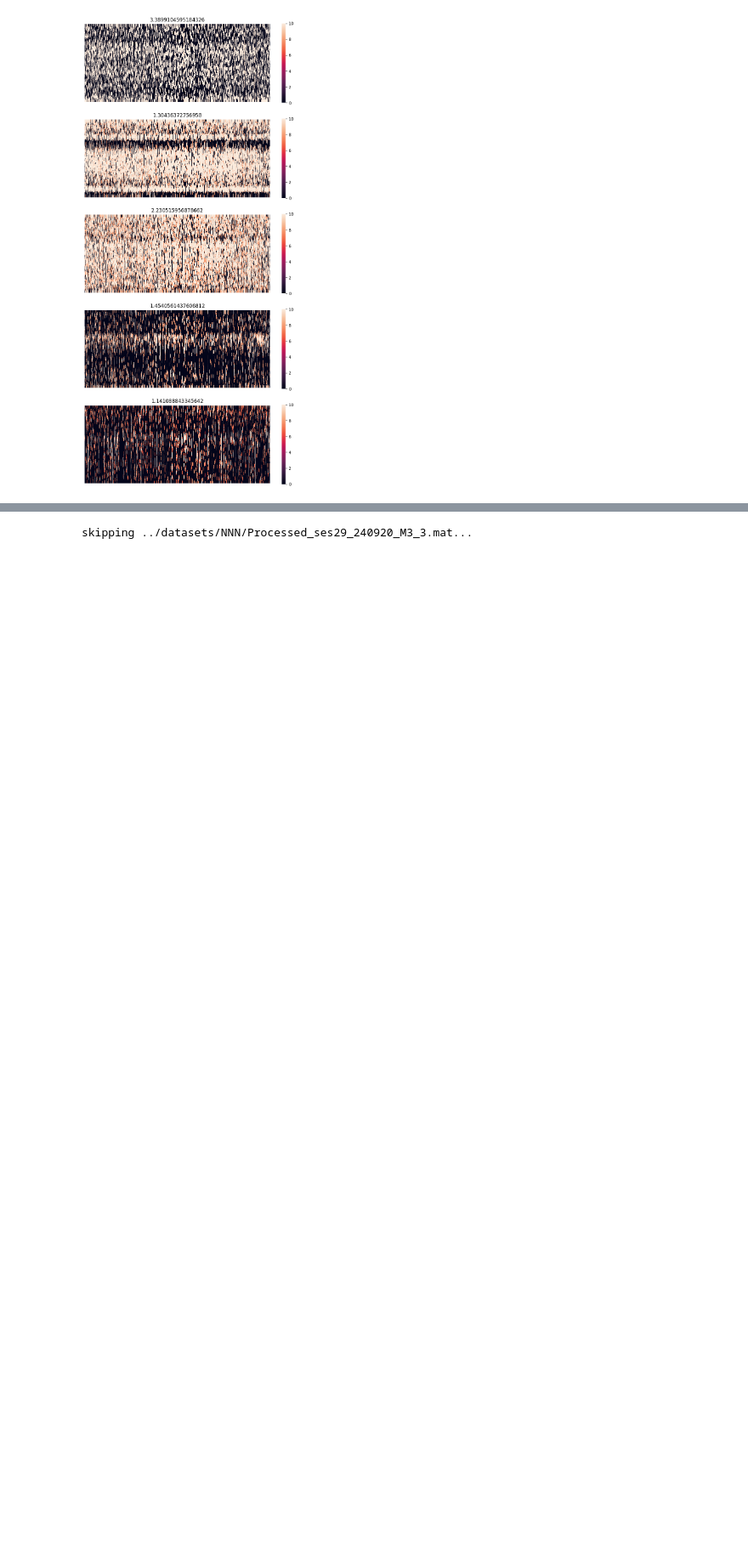
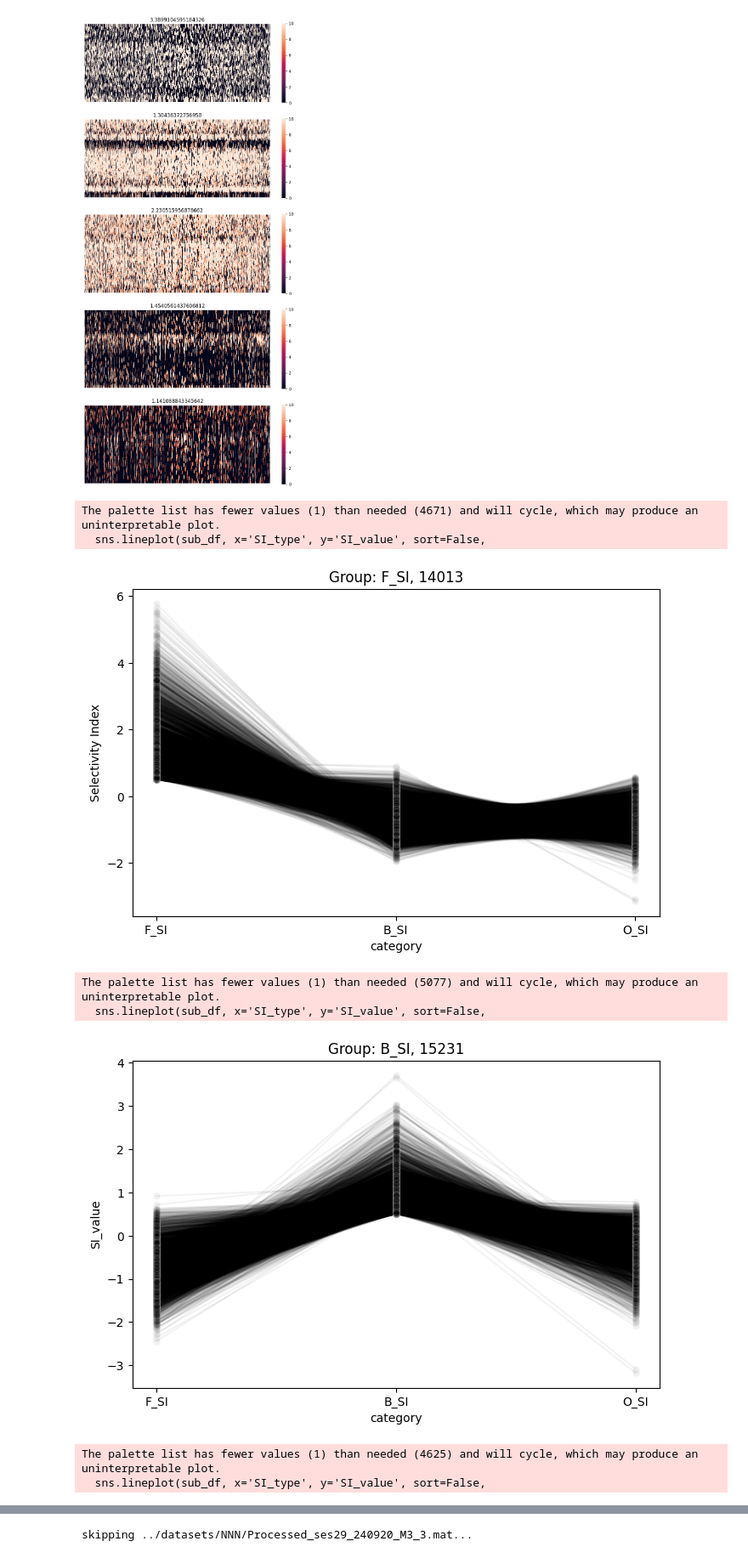
Before and after one commit to aimarvi/triplen, a Jupyter notebook: exploring_data.ipynb, the cells around one changed output, grey strips where cells are left out. Shown at 85% size. Saved outputs shown, nothing was run; the diff lists cells and outputs as text; code cells hidden in the pictures; blank space fills up the shorter version.

Commit message:
selectivity plots

```diff
--- a/exploring_data.ipynb
+++ b/exploring_data.ipynb
@@ -101,3 +101,57 @@ for i in range(5):
     axes[i].set_title(f'{df.iloc[i]['snr']}')
 # %% [output]
 [figure]
+# %%
+# sample
+# df = pd.DataFrame({'F_SI':..., 'B_SI':..., 'O_SI':...})
+
+# 1. "Melt" the dataframe to long form (for lineplotting with seaborn)
+df = data.copy()
+
+df_long = df.reset_index().melt(id_vars='index', value_vars=['F_SI', 'B_SI', 'O_SI'],
+                                var_name='SI_type', value_name='SI_value')
+df_long = df_long.rename(columns={"index": "unit"})  # index serves as unique unit id
+
+# 2. For grouping: For each unit, find which SI_type is maximal AND above cutoff
+cutoff = 0.5
+
+# Get for each unit the max SI value and its column
+def assign_group(row):
+    vals = row[['F_SI', 'B_SI', 'O_SI']]
+    maxval = vals.max()
+    if maxval < cutoff:
+        return 'None'
+    maxcol = vals.idxmax()
+    return maxcol  # will be 'F_SI', 'B_SI', or 'O_SI'
+
+df['group'] = data.apply(assign_group, axis=1)
+
+# 3. Add 'group' label to long version
+df_long['group'] = df_long['unit'].map(df['group'])
+
+# Filter out units not meeting any cutoff
+df_long_filtered = df_long[df_long['group'] != 'None']
+# %%
+# fig, axs = plt.subplots(1, 3, figsize=(15, 5), sharey=True, sharex=True)
+
+groups = ['F_SI', 'B_SI', 'O_SI']
+for i, g in enumerate(groups):
+    fig,ax = plt.subplots(1,1,figsize=(8,5))
+    sub_df = df_long_filtered[df_long_filtered['group'] == g]
+    sns.lineplot(sub_df, x='SI_type', y='SI_value', sort=False,
+                 hue='unit', marker='o', palette = ['black'], alpha=0.05)
+    ax.set_title(f"Group: {g}, {len(sub_df)}")
+    ax.legend().remove()
+    ax.set_xlabel('category')
+    if i == 0:
+        ax.set_ylabel('Selectivity Index')
+    plt.show()
+# %% [output]
+The palette list has fewer values (1) than needed (4671) and will cycle, which may produce an uninterpretable plot.
+  sns.lineplot(sub_df, x='SI_type', y='SI_value', sort=False,
+[figure, added]
+The palette list has fewer values (1) than needed (5077) and will cycle, which may produce an uninterpretable plot.
+  sns.lineplot(sub_df, x='SI_type', y='SI_value', sort=False,
+[figure, added]
+The palette list has fewer values (1) than needed (4625) and will cycle, which may produce an uninterpretable plot.
+  sns.lineplot(sub_df, x='SI_type', y='SI_value', sort=False,
```
Also changed, not shown: parts of 3 cells of this notebook.
